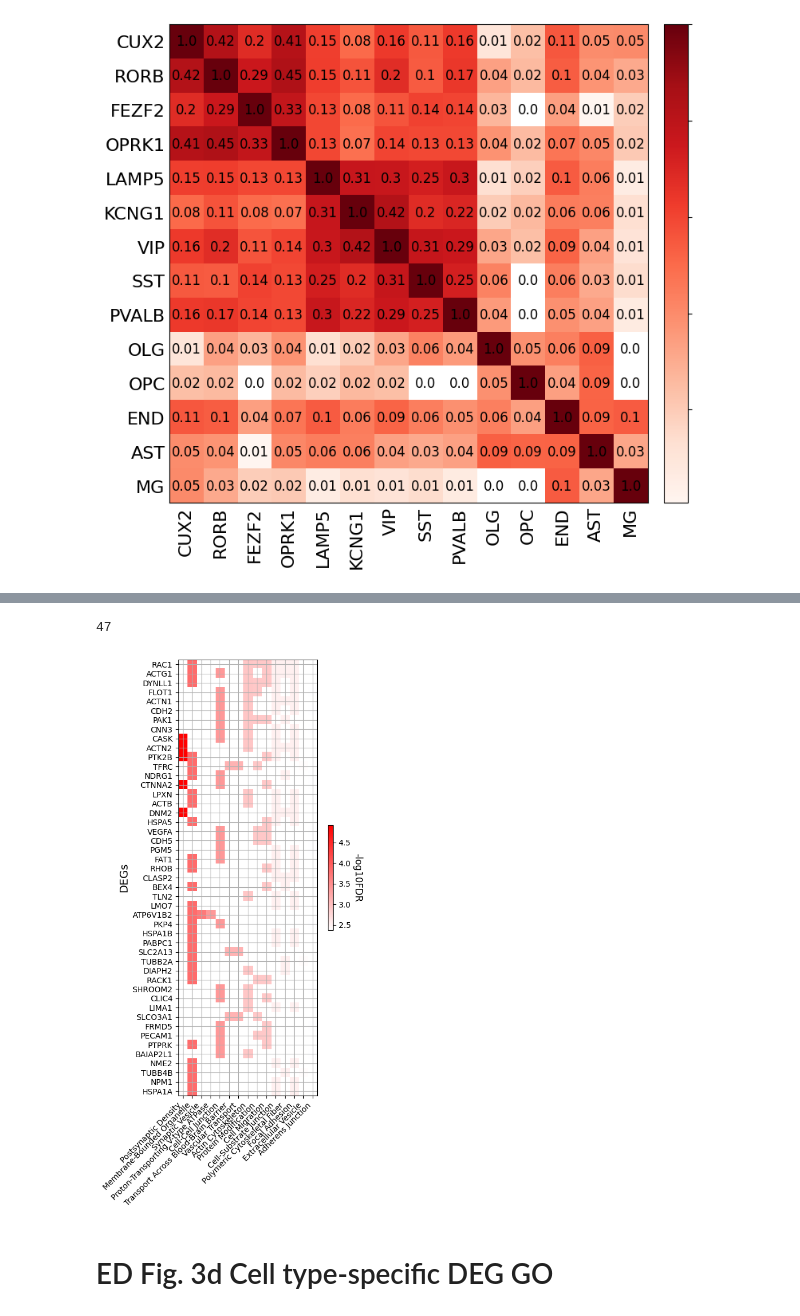
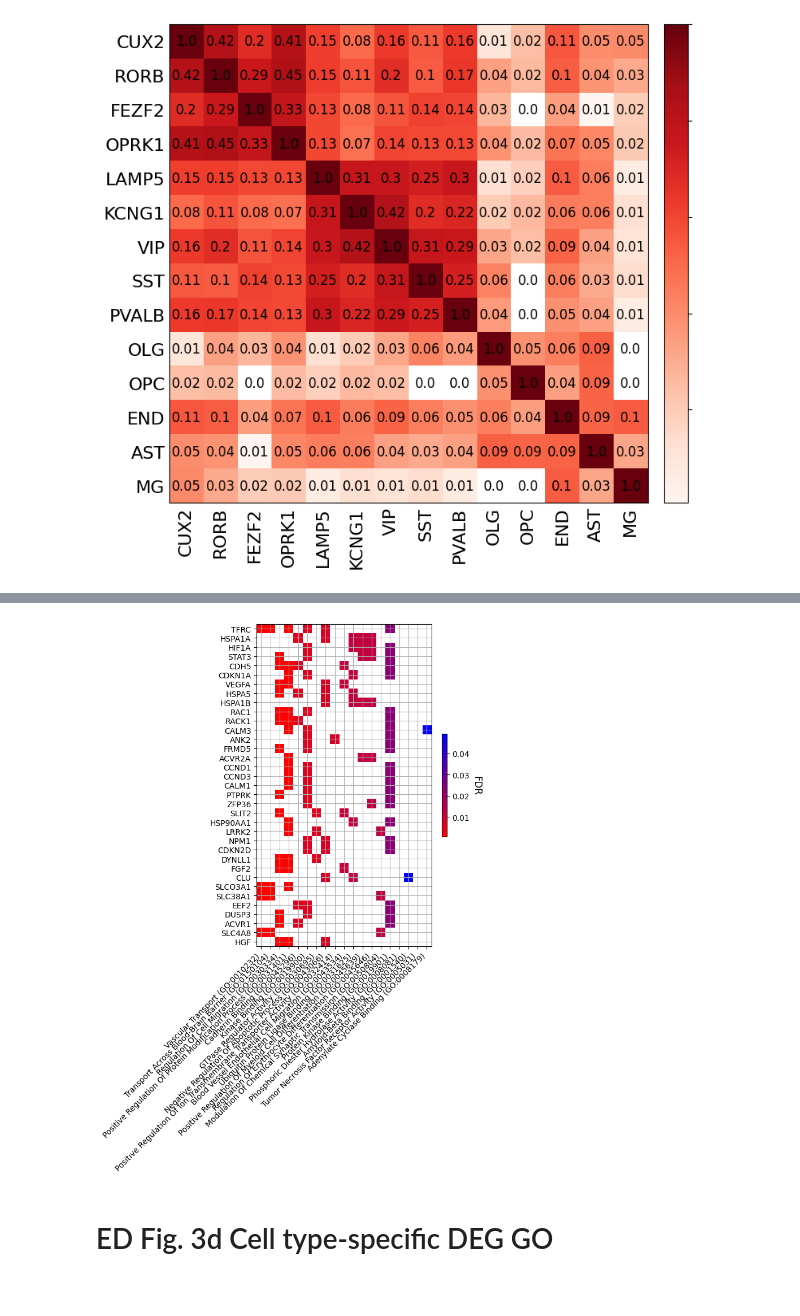
Before and after one commit to mjgirgenti/PTSDsnDLPFC, a Jupyter notebook: notebooks/ED_fig3_DEG.ipynb, the cells around one changed output, grey strips where cells are left out. Saved outputs shown, nothing was run; the diff lists cells and outputs as text; code cells hidden in the pictures.

```diff
--- a/notebooks/ED_fig3_DEG.ipynb
+++ b/notebooks/ED_fig3_DEG.ipynb
@@ -226 +110,8 @@ all_genes = list(itertools.chain(*all_genes))
+# %%
+all_genes = []
+
+terms = df.Term.values
+for term in terms:
+    genes = df[df.Term==term].Genes.values[0].split(';')
+    all_genes.append(genes)
 # %%
@@ -230,41 +121,42 @@ df_genes = count_df[count_df['count']>2].index
-# %%
-len(df_genes)
-# %% [output]
-47
 # %%
 mat = np.zeros((len(terms),len(df_genes)))
 for ii,term in enumerate(terms):
     for jj,gene in enumerate(df_genes):
         go_genes = df[df.Term==term].Genes.values[0].split(';')
         if gene in go_genes:
-            mat[ii,jj] = df[df.Term==term]['-log10FDR']
+            mat[ii,jj] = df[df.Term==term]['Adjusted.P.value']
         else:
             pass
 # %%
-mat_df = pd.DataFrame(mat,index=renamed,columns=df_genes)
+mat_df = pd.DataFrame(mat,index=terms,columns=df_genes)
 mat_df = mat_df.replace(0, np.nan)
 mat_df = mat_df.dropna(axis=1, how='all')
+# %%
+# Define custom colormap with Red → Purple → Blue transition
+colors = [(1, 0, 0), (0.5, 0, 0.5), (0, 0, 1)]  # Red → Purple → Blue
+positions = [0.0, 0.5, 1.0]  # Even transition points
+
+custom_cmap = mcolors.LinearSegmentedColormap.from_list("red_purple_blue", list(zip(positions, colors)))
 # %%
 plt.rcParams['pdf.fonttype'] = 42
 plt.rcParams['ps.fonttype'] = 42
 fig, ax = plt.subplots(figsize=(10,10))
 plt.rcParams['font.size'] = '10'
 
-p = ax.imshow(mat_df.T,cmap=red_t,aspect='equal')
+p = ax.imshow(mat_df.T,cmap=custom_cmap,aspect='equal')
 ax.set_yticks(np.arange(len(mat_df.columns)))
 ax.set_yticklabels(mat_df.columns)
 ax.set_xticks(np.arange(mat_df.shape[0]))
 ax.set_xticklabels(mat_df.index.values,rotation=45,ha='right')
 ax.grid(which='major')
 
 cbar = fig.colorbar(p,fraction=0.01,pad=0.02)
 cbar.ax.get_yaxis().labelpad = 15
-cbar.ax.set_ylabel('-log10FDR', rotation=270, fontsize=12)
+cbar.ax.set_ylabel('FDR', rotation=270, fontsize=12)
 
-plt.ylabel('DEGs',fontsize=14)
 fig.tight_layout()
-plt.savefig('/home/ah2428/palmer_scratch/figs/ed3/top_count_degs.svg',bbox_inches='tight',dpi=300,transparent=True)
+plt.savefig('/home/ah2428/top_degs.svg',bbox_inches='tight',dpi=300,transparent=True)
 # %% [output]
-[figure, old version]
+[figure, new version]
 # %% [markdown]
 # ED Fig. 3d Cell type-specific DEG GO
```
Also changed, not shown: parts of 24 cells of this notebook, 2 other files.
